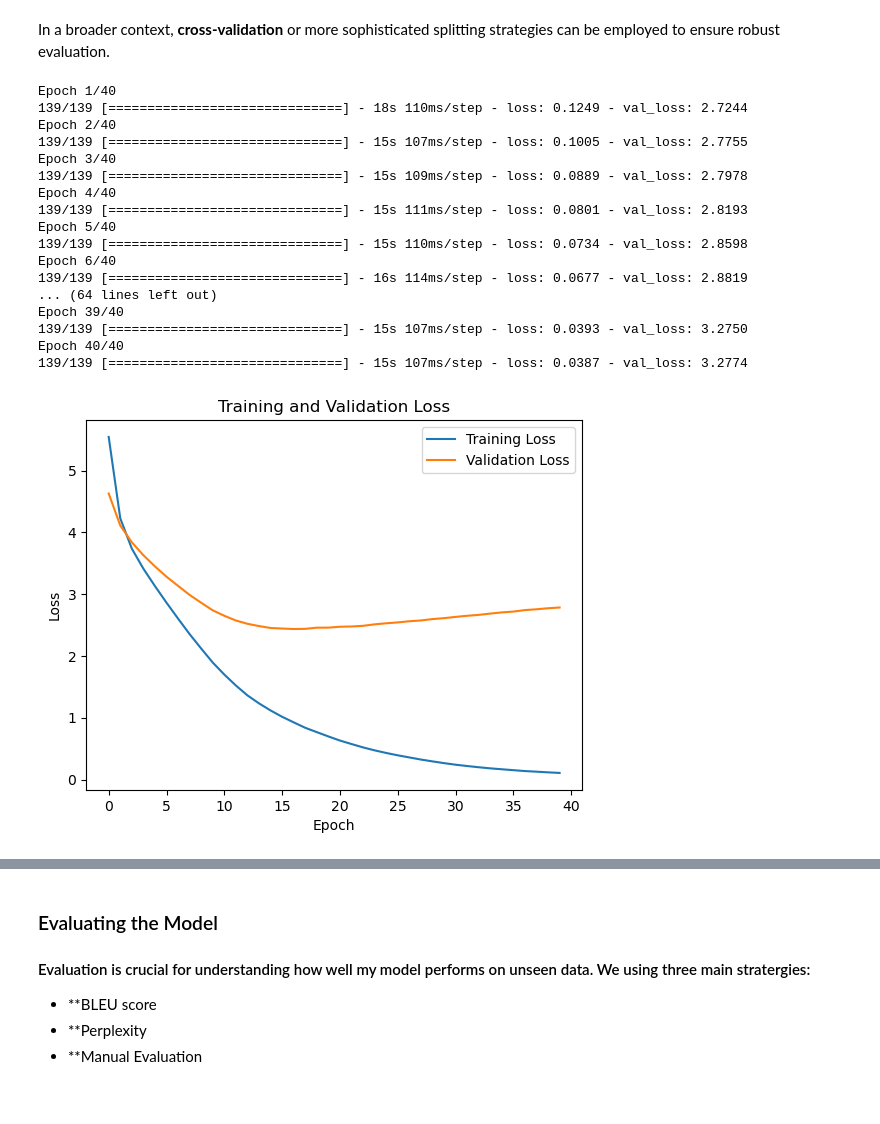
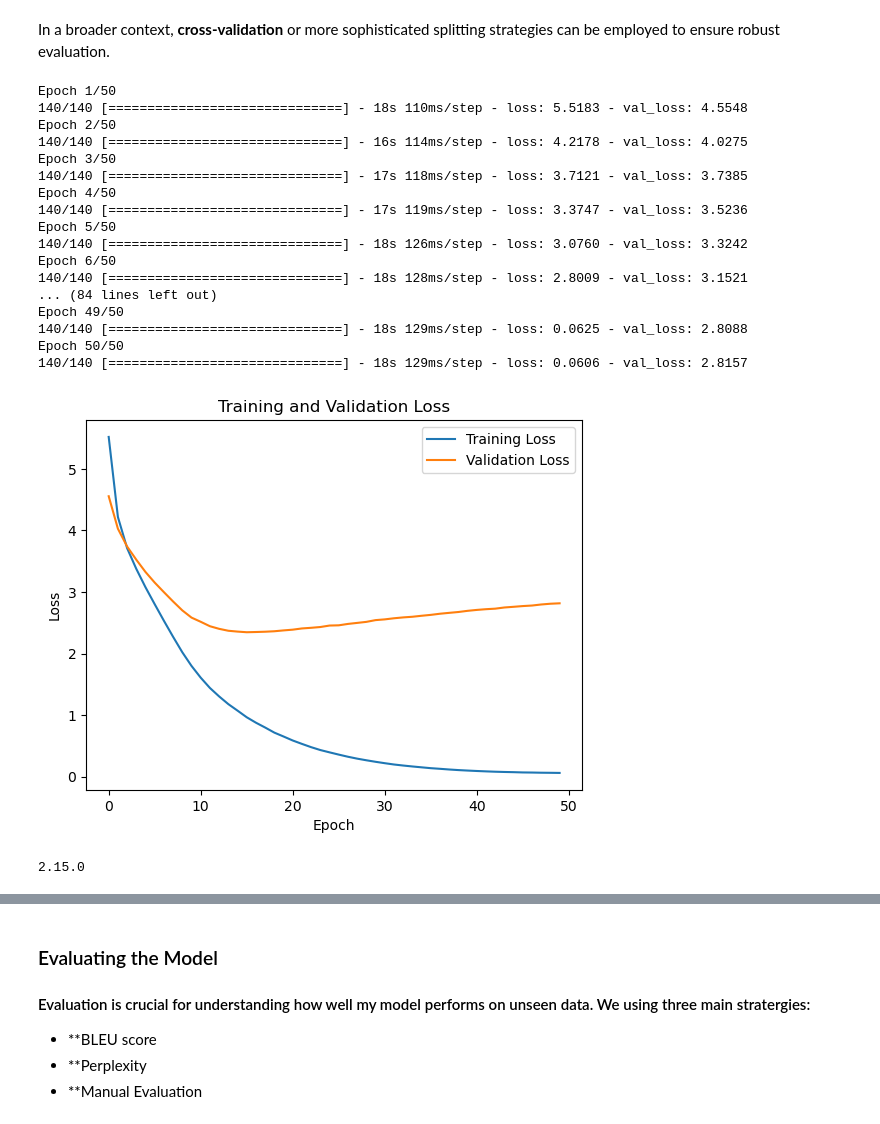
Before and after one commit to himanishprakash/Machine-Translation, a Jupyter notebook: LSTM-Machine-Translation-final.ipynb, the cells around one changed output, grey strips where cells are left out. Cells and saved outputs as stored; diff of their text form; code cells hidden in the pictures.

Commit message:
nmt image

```diff
--- a/LSTM-Machine-Translation-final.ipynb
+++ b/LSTM-Machine-Translation-final.ipynb
@@ -322,35 +321,35 @@ X_train, X_val, y_train, y_val, y_shifted_train, y_shifted_val = train_test_spli
 # %%
 # Train the model and store the history
 history2 = model.fit([X_train, y_train], np.expand_dims(y_shifted_train, -1),
-                    epochs=40, batch_size=64,
+                    epochs=50, batch_size=64,
                     validation_data=([X_val, y_val], np.expand_dims(y_shifted_val, -1)))
 # %% [output]
-Epoch 1/40
-139/139 [==============================] - 18s 110ms/step - loss: 0.1249 - val_loss: 2.7244
-Epoch 2/40
-139/139 [==============================] - 15s 107ms/step - loss: 0.1005 - val_loss: 2.7755
-Epoch 3/40
-139/139 [==============================] - 15s 109ms/step - loss: 0.0889 - val_loss: 2.7978
-Epoch 4/40
-139/139 [==============================] - 15s 111ms/step - loss: 0.0801 - val_loss: 2.8193
-Epoch 5/40
-139/139 [==============================] - 15s 110ms/step - loss: 0.0734 - val_loss: 2.8598
-Epoch 6/40
-139/139 [==============================] - 16s 114ms/step - loss: 0.0677 - val_loss: 2.8819
-... (64 lines left out)
-Epoch 39/40
-139/139 [==============================] - 15s 107ms/step - loss: 0.0393 - val_loss: 3.2750
-Epoch 40/40
-139/139 [==============================] - 15s 107ms/step - loss: 0.0387 - val_loss: 3.2774
+Epoch 1/50
+140/140 [==============================] - 18s 110ms/step - loss: 5.5183 - val_loss: 4.5548
+Epoch 2/50
+140/140 [==============================] - 16s 114ms/step - loss: 4.2178 - val_loss: 4.0275
+Epoch 3/50
+140/140 [==============================] - 17s 118ms/step - loss: 3.7121 - val_loss: 3.7385
+Epoch 4/50
+140/140 [==============================] - 17s 119ms/step - loss: 3.3747 - val_loss: 3.5236
+Epoch 5/50
+140/140 [==============================] - 18s 126ms/step - loss: 3.0760 - val_loss: 3.3242
+Epoch 6/50
+140/140 [==============================] - 18s 128ms/step - loss: 2.8009 - val_loss: 3.1521
+... (84 lines left out)
+Epoch 49/50
+140/140 [==============================] - 18s 129ms/step - loss: 0.0625 - val_loss: 2.8088
+Epoch 50/50
+140/140 [==============================] - 18s 129ms/step - loss: 0.0606 - val_loss: 2.8157
 # %%
 # Plot the training and validation loss
-plt.plot(history.history['loss'], label='Training Loss')
-plt.plot(history.history['val_loss'], label='Validation Loss')
+plt.plot(history2.history['loss'], label='Training Loss')
+plt.plot(history2.history['val_loss'], label='Validation Loss')
 plt.xlabel('Epoch')
 plt.ylabel('Loss')
 plt.legend()
 plt.title('Training and Validation Loss')
 plt.show()
 # %% [output]
-[figure, old version]
+[figure, new version]
 # %%
@@ -361,0 +361,5 @@ model = load_model('model.h5')
+# %%
+import keras
+print(keras.__version__)
+# %% [output]
+2.15.0
```
Also changed, not shown: parts of 14 cells of this notebook, 6 other files.
